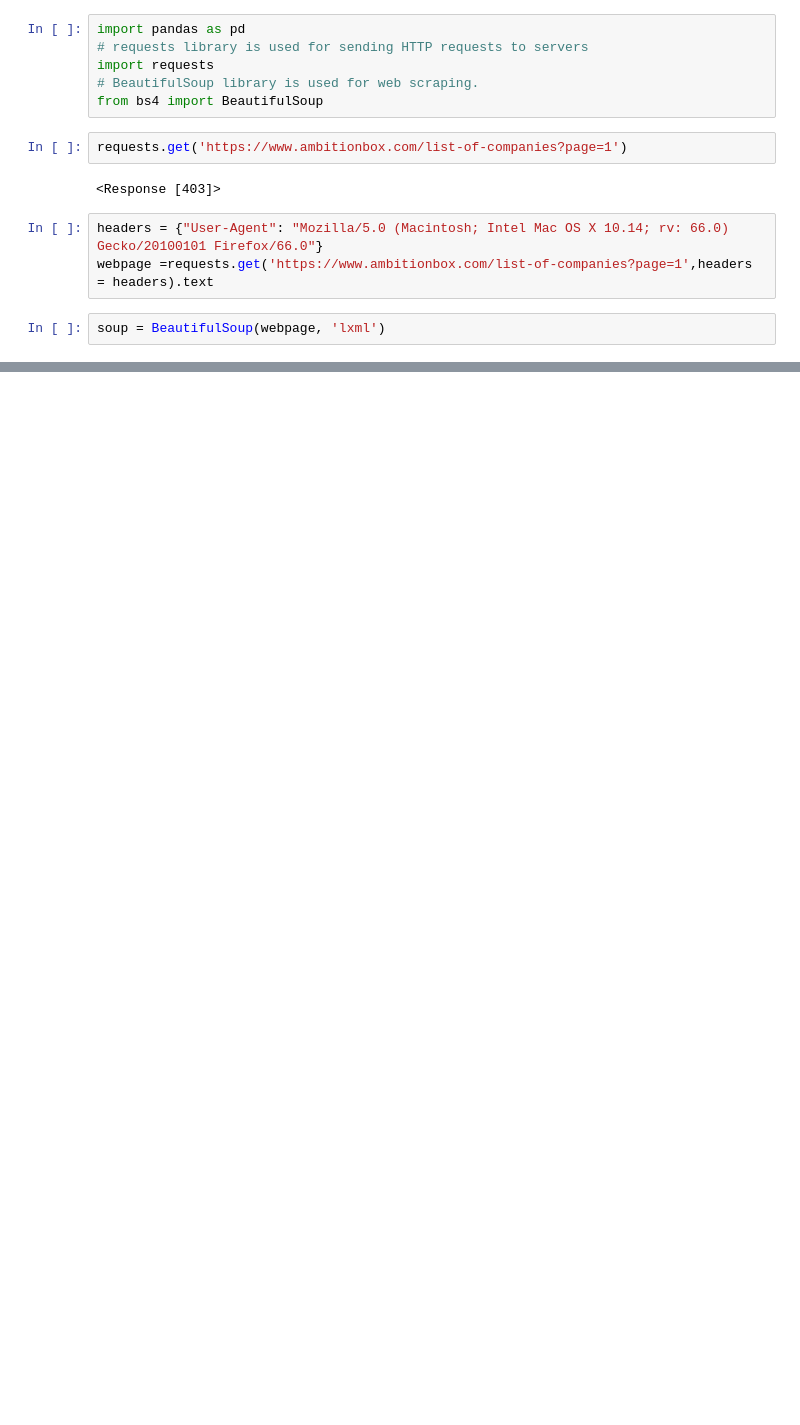
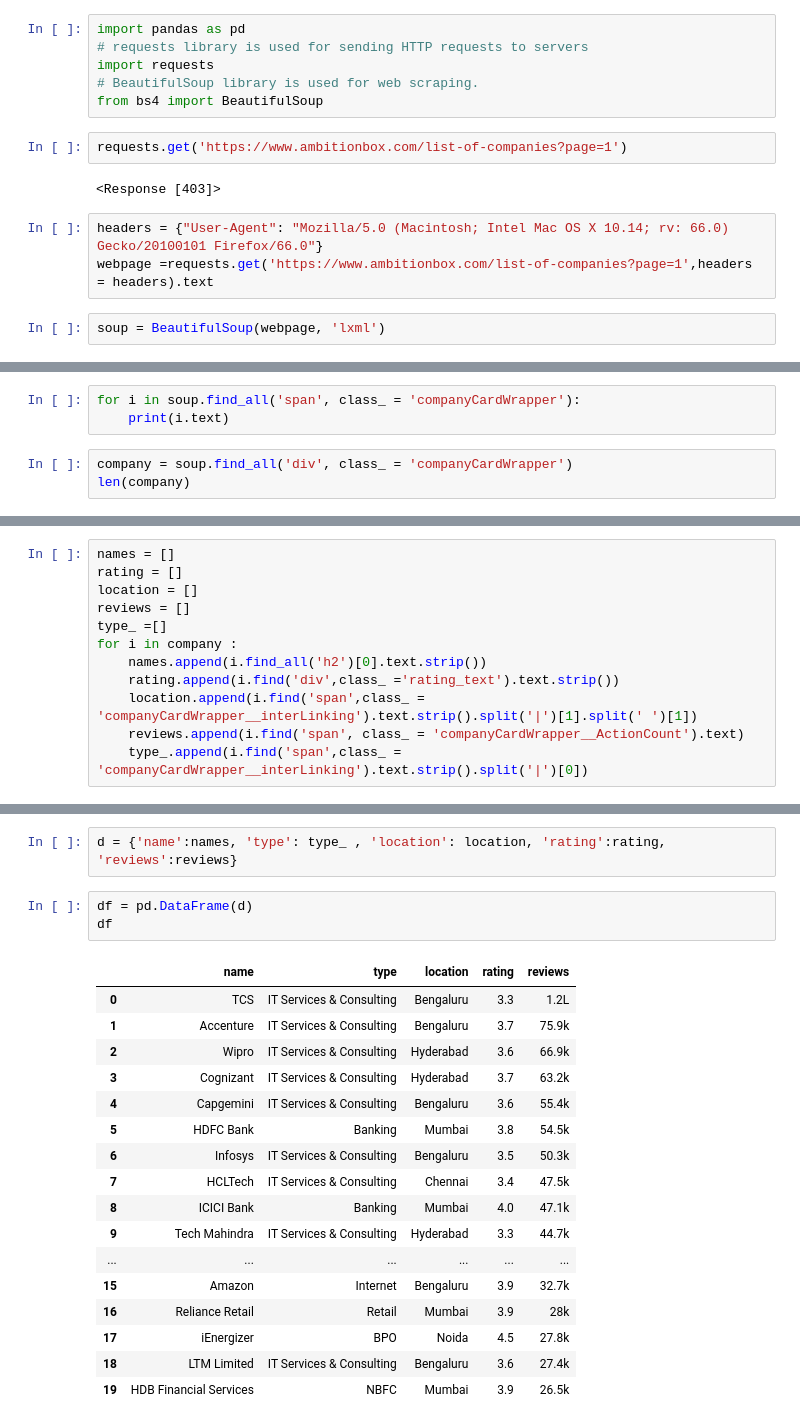
Before and after one commit to Rohan1283/ML_2026, a Jupyter notebook: Webscraping/WebScraping-demo.ipynb, the cells around one changed output, grey strips where cells are left out. Cells and saved outputs as stored; diff of their text form; blank space fills up the shorter version.

```diff
--- a/Webscraping/WebScraping-demo.ipynb
+++ b/Webscraping/WebScraping-demo.ipynb
@@ -21,0 +126,6 @@ Note: you may need to restart the kernel to use updated packages.
+# %%
+for i in soup.find_all('span', class_ = 'companyCardWrapper'):
+    print(i.text)
+# %%
+company = soup.find_all('div', class_ = 'companyCardWrapper')
+len(company)
@@ -21,0 +134,12 @@ Note: you may need to restart the kernel to use updated packages.
+# %%
+names = []
+rating = []
+location = []
+reviews = []
+type_ =[]
+for i in company :
+    names.append(i.find_all('h2')[0].text.strip())
+    rating.append(i.find('div',class_ ='rating_text').text.strip())
+    location.append(i.find('span',class_ = 'companyCardWrapper__interLinking').text.strip().split('|')[1].split(' ')[1])
+    reviews.append(i.find('span', class_ = 'companyCardWrapper__ActionCount').text)
+    type_.append(i.find('span',class_ = 'companyCardWrapper__interLinking').text.strip().split('|')[0])
@@ -21,0 +173,23 @@ Note: you may need to restart the kernel to use updated packages.
+# %%
+d = {'name':names, 'type': type_ , 'location': location, 'rating':rating, 'reviews':reviews}
+# %%
+df = pd.DataFrame(d)
+df
+# %% [output]
+|  | name | type | location | rating | reviews |
+| 0 | TCS | IT Services & Consulting | Bengaluru | 3.3 | 1.2L |
+| 1 | Accenture | IT Services & Consulting | Bengaluru | 3.7 | 75.9k |
+| 2 | Wipro | IT Services & Consulting | Hyderabad | 3.6 | 66.9k |
+| 3 | Cognizant | IT Services & Consulting | Hyderabad | 3.7 | 63.2k |
+| 4 | Capgemini | IT Services & Consulting | Bengaluru | 3.6 | 55.4k |
+| 5 | HDFC Bank | Banking | Mumbai | 3.8 | 54.5k |
+| 6 | Infosys | IT Services & Consulting | Bengaluru | 3.5 | 50.3k |
+| 7 | HCLTech | IT Services & Consulting | Chennai | 3.4 | 47.5k |
+| 8 | ICICI Bank | Banking | Mumbai | 4.0 | 47.1k |
+| 9 | Tech Mahindra | IT Services & Consulting | Hyderabad | 3.3 | 44.7k |
+| ... | ... | ... | ... | ... | ... |
+| 15 | Amazon | Internet | Bengaluru | 3.9 | 32.7k |
+| 16 | Reliance Retail | Retail | Mumbai | 3.9 | 28k |
+| 17 | iEnergizer | BPO | Noida | 4.5 | 27.8k |
+| 18 | LTM Limited | IT Services & Consulting | Bengaluru | 3.6 | 27.4k |
+| 19 | HDB Financial Services | NBFC | Mumbai | 3.9 | 26.5k |
```
Also changed, not shown: parts of 12 cells of this notebook, 30 other files.
